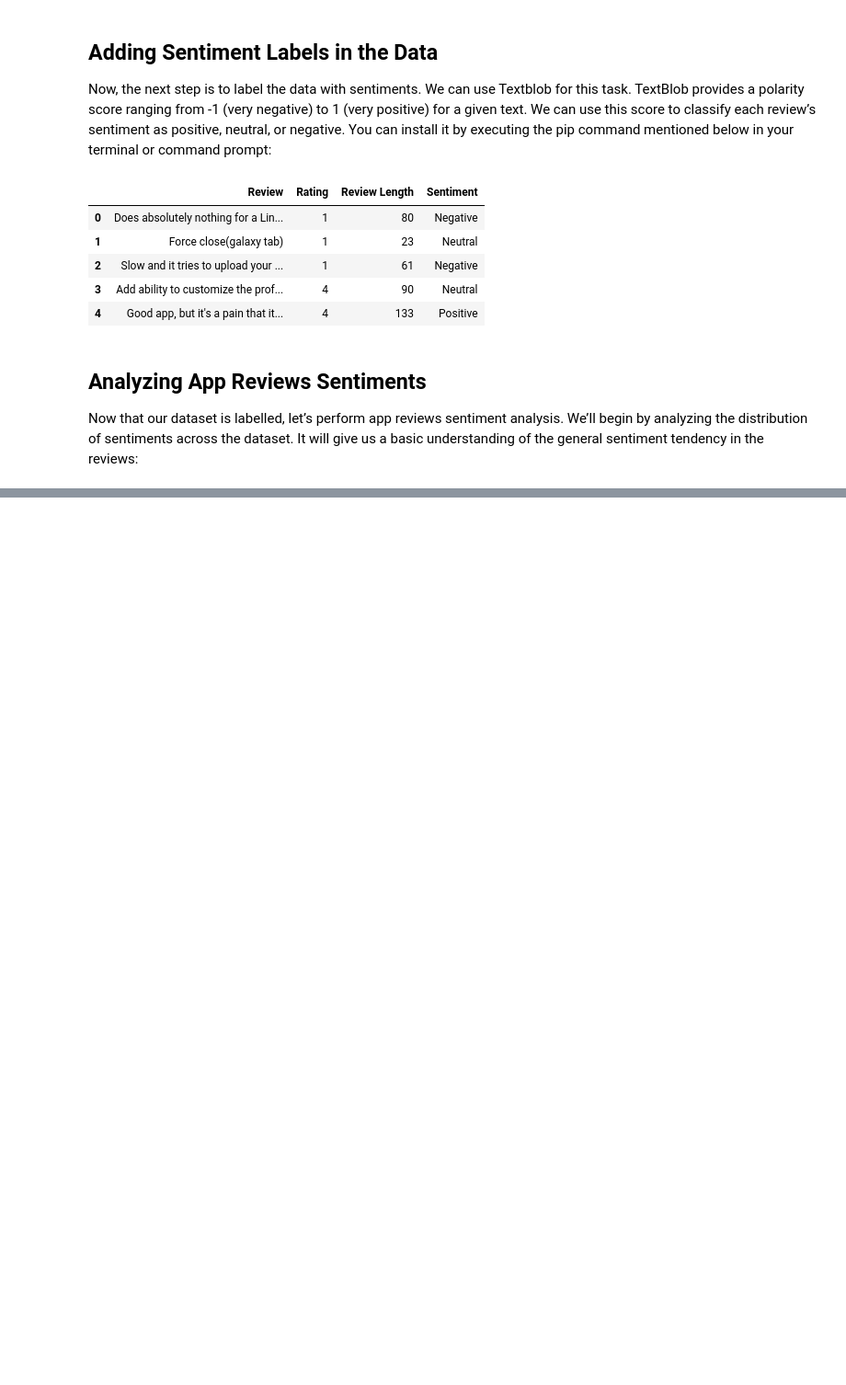
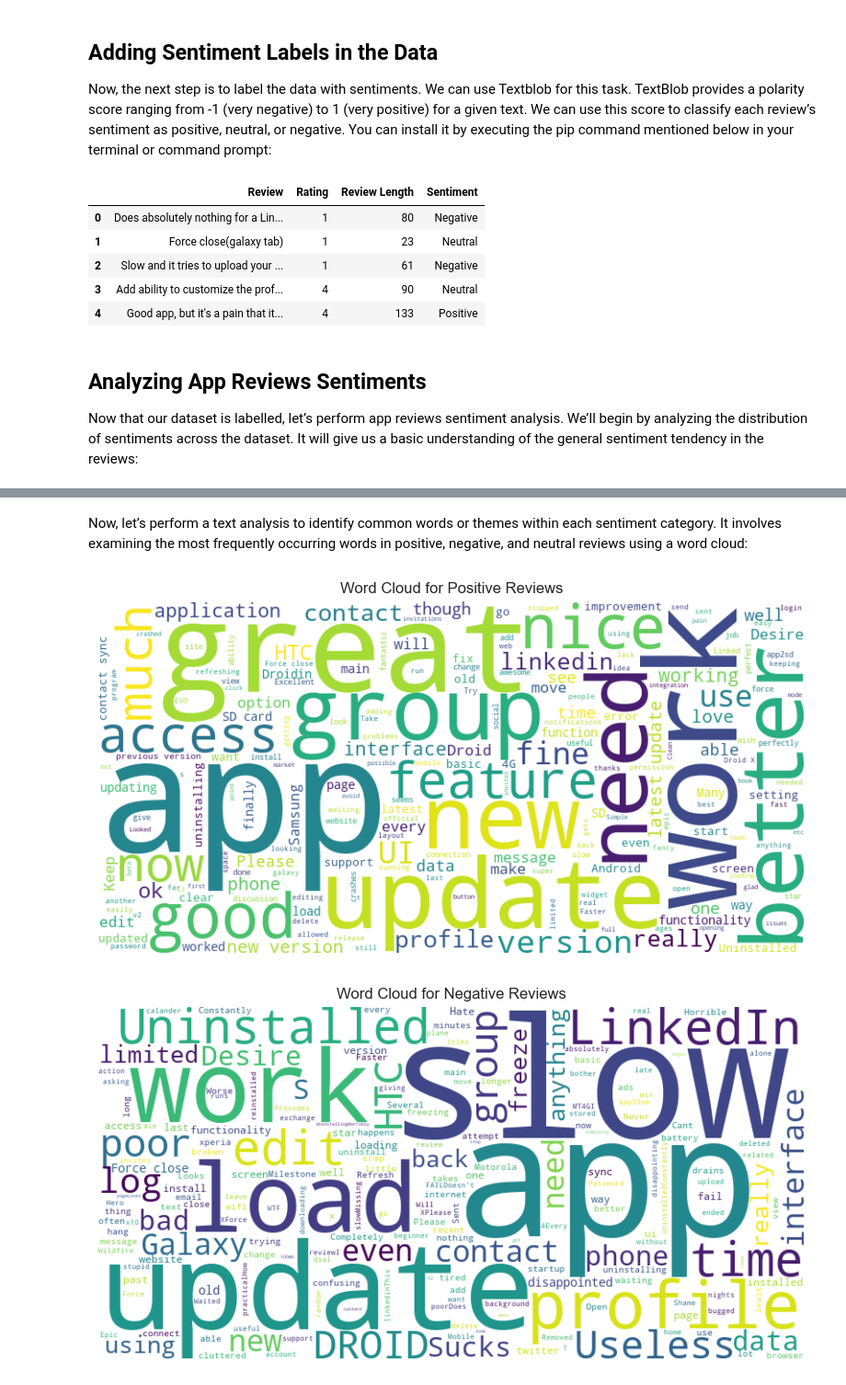
Before and after one commit to dedemilano/AppReviewsSentimentAnalysis, a Jupyter notebook: file.ipynb, the cells around one changed output, grey strips where cells are left out. Shown at 92% size. Saved outputs shown, nothing was run; the diff lists cells and outputs as text; code cells hidden in the pictures; blank space fills up the shorter version.

```diff
--- a/file.ipynb
+++ b/file.ipynb
@@ -112,0 +135,20 @@ sentiment_distribution = linkedin_data['Sentiment'].value_counts()
+# %% [markdown]
+Now, let’s perform a text analysis to identify common words or themes within each sentiment category. It involves examining the most frequently occurring words in positive, negative, and neutral reviews using a word cloud:
+# %%
+from wordcloud import WordCloud
+
+def generate_word_cloud(sentiment):
+    text = ''.join(review for review in linkedin_data[linkedin_data['Sentiment'] == sentiment]['Review'])
+    wordcloud = WordCloud(width = 800, height = 400, background_color='white').generate(text)
+    plt.figure(figsize=(10, 5))
+    plt.imshow(wordcloud , interpolation='bilinear')
+    plt.title(f'Word Cloud for {sentiment} Reviews')
+    plt.axis('off')
+    plt.show()
+
+# Generating word clouds for each sentiment
+for sentiment in ['Positive', 'Negative', 'Neutral']:
+    generate_word_cloud(sentiment)
+# %% [output]
+[figure, added]
+[figure, added]
```
Also changed, not shown: parts of 5 cells of this notebook.
